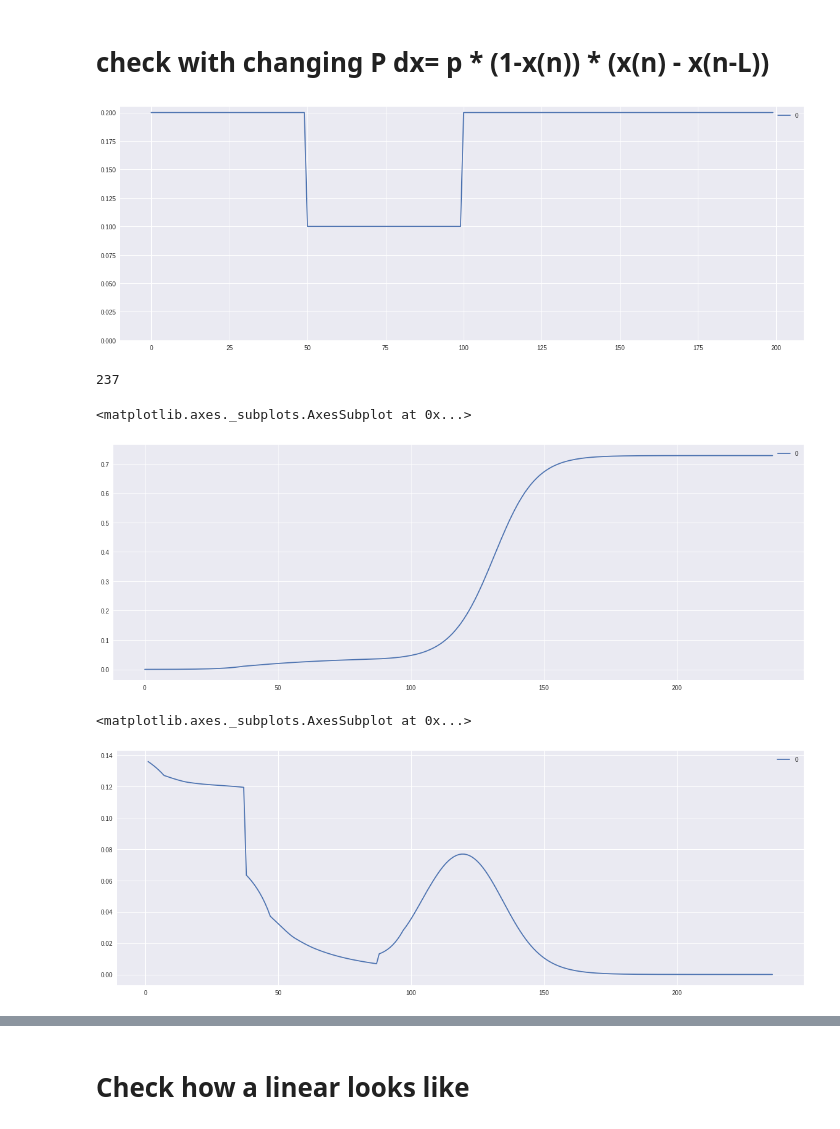
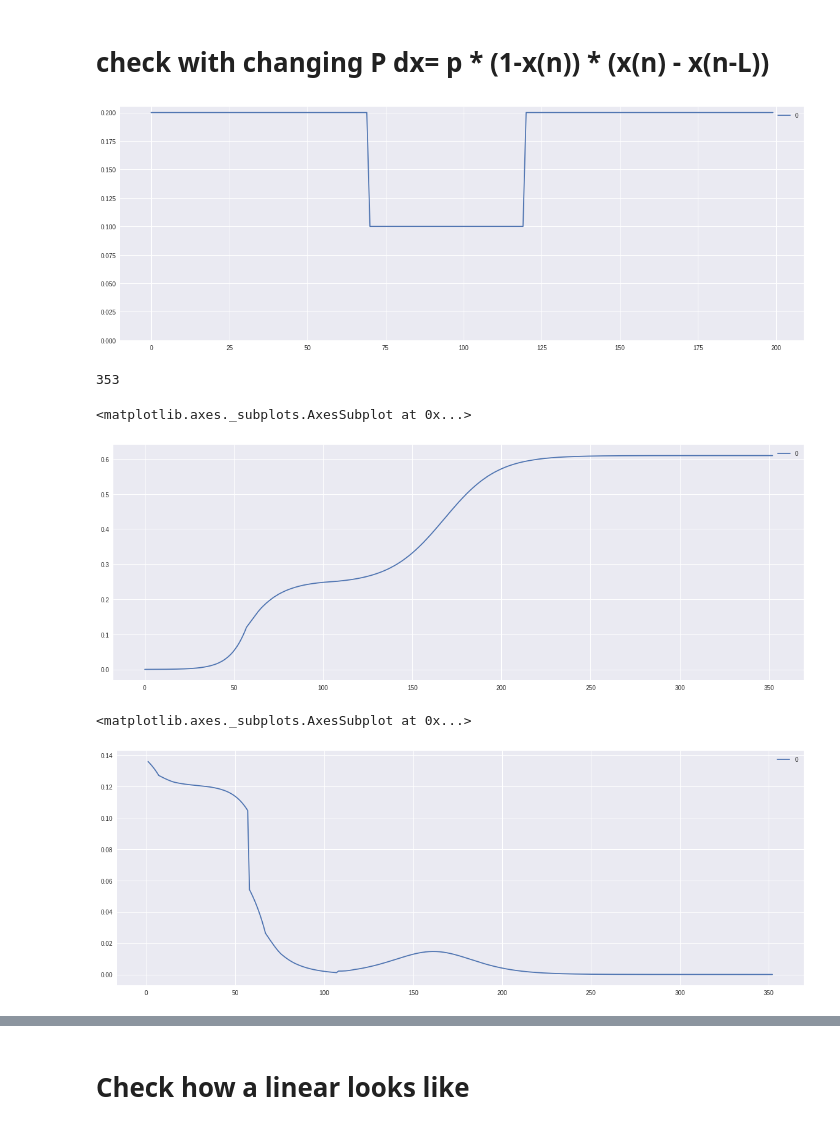
Before and after one commit to acsaba22/covid, a Jupyter notebook: archive/logistic-playaround.ipynb, the cells around one changed output, grey strips where cells are left out. Drawn from its saved outputs; the diff is of its cells as text; code cells hidden in the pictures.

```diff
--- a/archive/logistic-playaround.ipynb
+++ b/archive/logistic-playaround.ipynb
@@ -130,11 +130,11 @@ scatter[F:].plot.line(x='total', y='growth', ax=ax, style='b')
 # %%
 M = 100
 # pv = [(x-M/2)**2/((M/2)**2)*0.35+0.05 for x in range(M)]
-pv = [0.2]*50 + [0.1]*50 + [0.2]*100
+pv = [0.2]*70 + [0.1]*50 + [0.2]*80
 ax = pd.DataFrame(pv).plot()
 ax.set_ybound(lower=0)
 # %% [output]
-[figure, old version]
+[figure, new version]
 # %%
 N = 10**5
 L = 10
@@ -155,19 +155,19 @@ while 1/(N*100) <= dx:
 v = v[2*(L+1):]
 len(v)
 # %% [output]
-237
+353
 # %%
 df = pd.DataFrame(v)
 df.plot()
 # %% [output]
 <matplotlib.axes._subplots.AxesSubplot at 0x...>
-[figure, old version]
+[figure, new version]
 # %%
 growth = ((df - df.shift(1))/df)
 growth.plot()
 # %% [output]
 <matplotlib.axes._subplots.AxesSubplot at 0x...>
-[figure, old version]
+[figure, new version]
 # %%
 scatter = pd.DataFrame({'total': df[0], 'growth': growth[0]})
 
```
Also changed, not shown: parts of 1 cell of this notebook.
